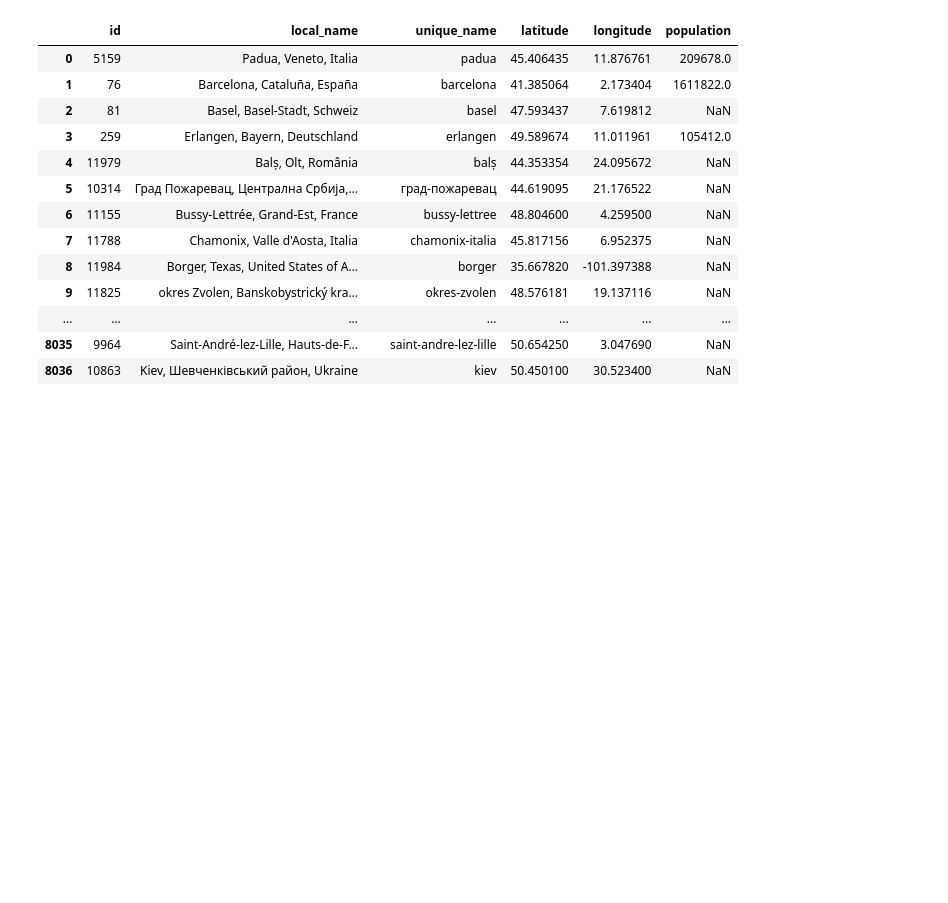
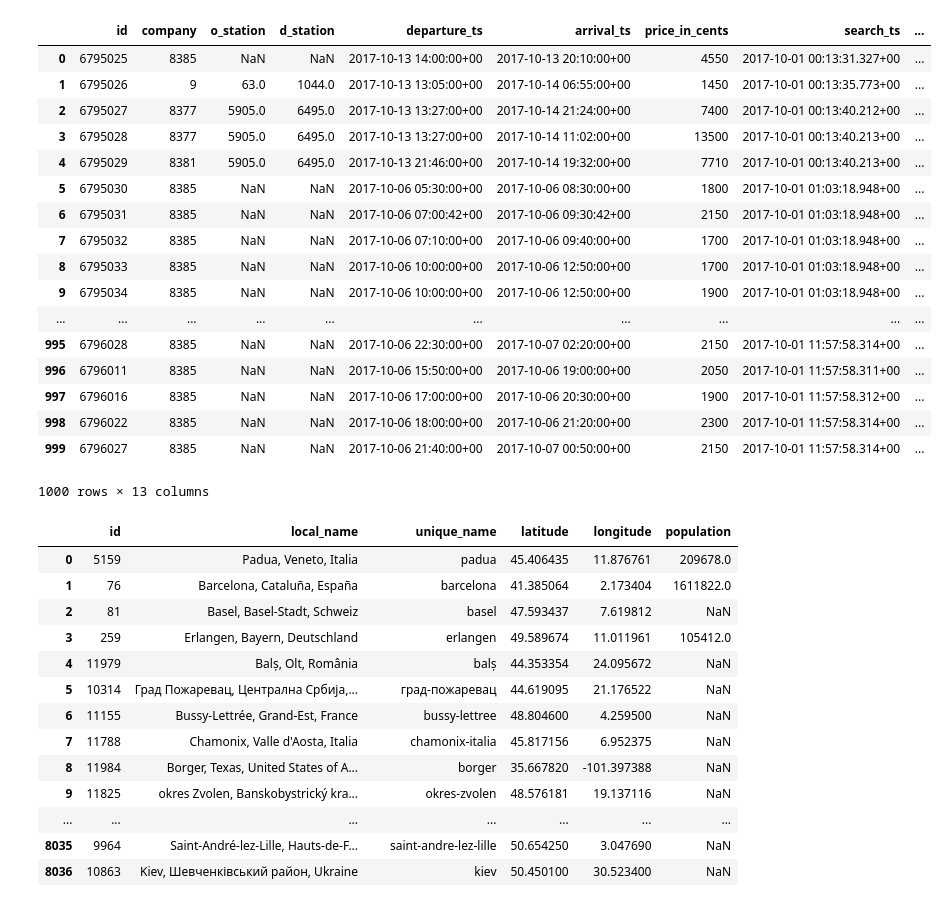
Before and after one commit to r13i/challenge-tictactrip, a Jupyter notebook: prototype-tictactrip.ipynb, the cells around one changed output. Saved outputs shown, nothing was run; the diff lists cells and outputs as text; code cells hidden in the pictures; blank space fills up the shorter version.

Commit message:
Added time parsing to timestamp. Added helpers to approximate distance between stations, else between cities

```diff
--- a/prototype-tictactrip.ipynb
+++ b/prototype-tictactrip.ipynb
@@ -29,3 +13,30 @@ tickets
+# %%
+tickets = pd.read_csv("./data/ticket_data.csv")
+tickets = tickets.head(1000)
+
+# tickets["trip_duration"] = tickets.apply(lambda row: parse2timestamp(row["arrival_ts"]) - parse2timestamp(row["departure_ts"]), axis=1)
+tickets["trip_distance_km"] = tickets.apply(trip_distance, axis=1)
+
+tickets
+# %% [output]
+|  | id | company | o_station | d_station | departure_ts | arrival_ts | price_in_cents | search_ts | ... |
+| 0 | 6795025 | 8385 | NaN | NaN | 2017-10-13 14:00:00+00 | 2017-10-13 20:10:00+00 | 4550 | 2017-10-01 00:13:31.327+00 | ... |
+| 1 | 6795026 | 9 | 63.0 | 1044.0 | 2017-10-13 13:05:00+00 | 2017-10-14 06:55:00+00 | 1450 | 2017-10-01 00:13:35.773+00 | ... |
+| 2 | 6795027 | 8377 | 5905.0 | 6495.0 | 2017-10-13 13:27:00+00 | 2017-10-14 21:24:00+00 | 7400 | 2017-10-01 00:13:40.212+00 | ... |
+| 3 | 6795028 | 8377 | 5905.0 | 6495.0 | 2017-10-13 13:27:00+00 | 2017-10-14 11:02:00+00 | 13500 | 2017-10-01 00:13:40.213+00 | ... |
+| 4 | 6795029 | 8381 | 5905.0 | 6495.0 | 2017-10-13 21:46:00+00 | 2017-10-14 19:32:00+00 | 7710 | 2017-10-01 00:13:40.213+00 | ... |
+| 5 | 6795030 | 8385 | NaN | NaN | 2017-10-06 05:30:00+00 | 2017-10-06 08:30:00+00 | 1800 | 2017-10-01 01:03:18.948+00 | ... |
+| 6 | 6795031 | 8385 | NaN | NaN | 2017-10-06 07:00:42+00 | 2017-10-06 09:30:42+00 | 2150 | 2017-10-01 01:03:18.948+00 | ... |
+| 7 | 6795032 | 8385 | NaN | NaN | 2017-10-06 07:10:00+00 | 2017-10-06 09:40:00+00 | 1700 | 2017-10-01 01:03:18.948+00 | ... |
+| 8 | 6795033 | 8385 | NaN | NaN | 2017-10-06 10:00:00+00 | 2017-10-06 12:50:00+00 | 1700 | 2017-10-01 01:03:18.948+00 | ... |
+| 9 | 6795034 | 8385 | NaN | NaN | 2017-10-06 10:00:00+00 | 2017-10-06 12:50:00+00 | 1900 | 2017-10-01 01:03:18.948+00 | ... |
+| ... | ... | ... | ... | ... | ... | ... | ... | ... | ... |
+| 995 | 6796028 | 8385 | NaN | NaN | 2017-10-06 22:30:00+00 | 2017-10-07 02:20:00+00 | 2150 | 2017-10-01 11:57:58.314+00 | ... |
+| 996 | 6796011 | 8385 | NaN | NaN | 2017-10-06 15:50:00+00 | 2017-10-06 19:00:00+00 | 2050 | 2017-10-01 11:57:58.311+00 | ... |
+| 997 | 6796016 | 8385 | NaN | NaN | 2017-10-06 17:00:00+00 | 2017-10-06 20:30:00+00 | 1900 | 2017-10-01 11:57:58.312+00 | ... |
+| 998 | 6796022 | 8385 | NaN | NaN | 2017-10-06 18:00:00+00 | 2017-10-06 21:20:00+00 | 2300 | 2017-10-01 11:57:58.314+00 | ... |
+| 999 | 6796027 | 8385 | NaN | NaN | 2017-10-06 21:40:00+00 | 2017-10-07 00:50:00+00 | 2150 | 2017-10-01 11:57:58.314+00 | ... |
+1000 rows × 13 columns
 # %%
 cities = pd.read_csv("./data/cities.csv")
 id2city = dict(zip(cities["id"], cities["local_name"]))
```
Also changed, not shown: parts of 9 cells of this notebook, 1 other file.
